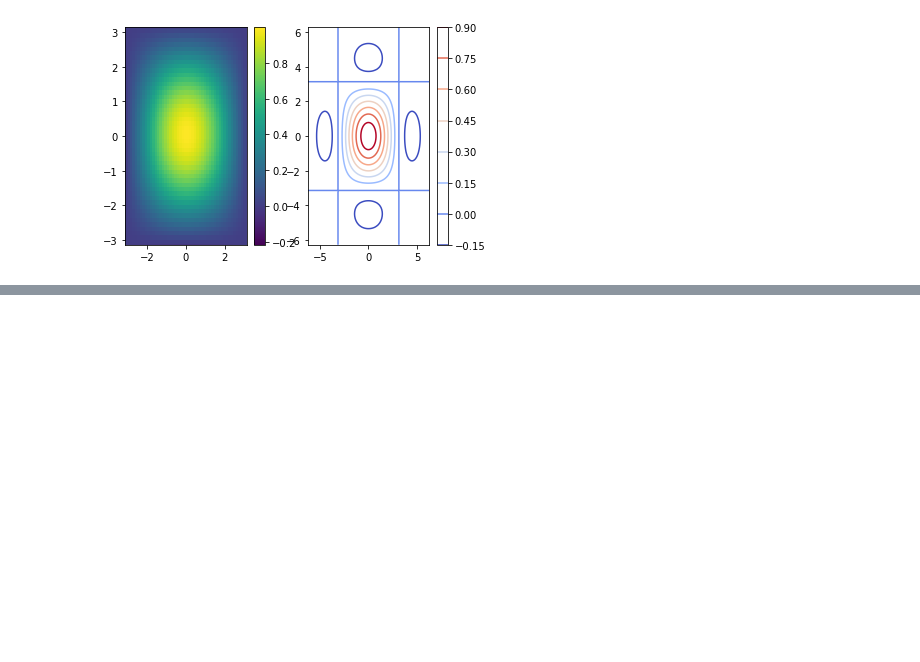
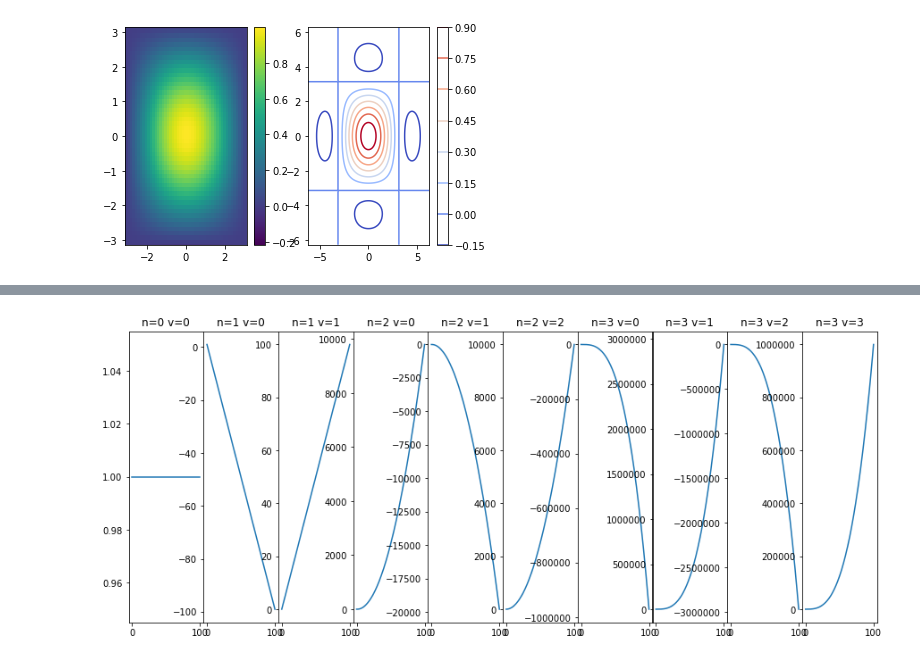
Before and after one commit to ariboyarsky/BootCamp2018, a Jupyter notebook: ProbSets/Comp/ProbSet2/PSET2.ipynb, the cells around one changed output, grey strips where cells are left out. Saved outputs shown, nothing was run; the diff lists cells and outputs as text; code cells hidden in the pictures; blank space fills up the shorter version.

```diff
--- a/ProbSets/Comp/ProbSet2/PSET2.ipynb
+++ b/ProbSets/Comp/ProbSet2/PSET2.ipynb
@@ -111,0 +136,23 @@ plt.show()
+# %%
+# 2
+from scipy import special
+
+fig, axs = plt.subplots(1,10, figsize=(15, 6))
+fig.subplots_adjust(hspace = .5, wspace=.001)
+
+axs = axs.ravel()
+
+x = np.linspace(0,100,200)
+def b(x):
+    i = 0
+    for n in range(0,4):
+        for v in range(0,n+1):
+            y = special.binom(n, v)*(x**v)*(1-x)**(n-v)
+            axs[i].plot(x,y)
+            ttl = "n="+str(n)+" v="+str(v)
+            axs[i].set_title(ttl)
+            i+=1
+b(x)
+plt.show()
+# %% [output]
+[figure, added]
```
Also changed, not shown: parts of 20 cells of this notebook, 1 other file.
